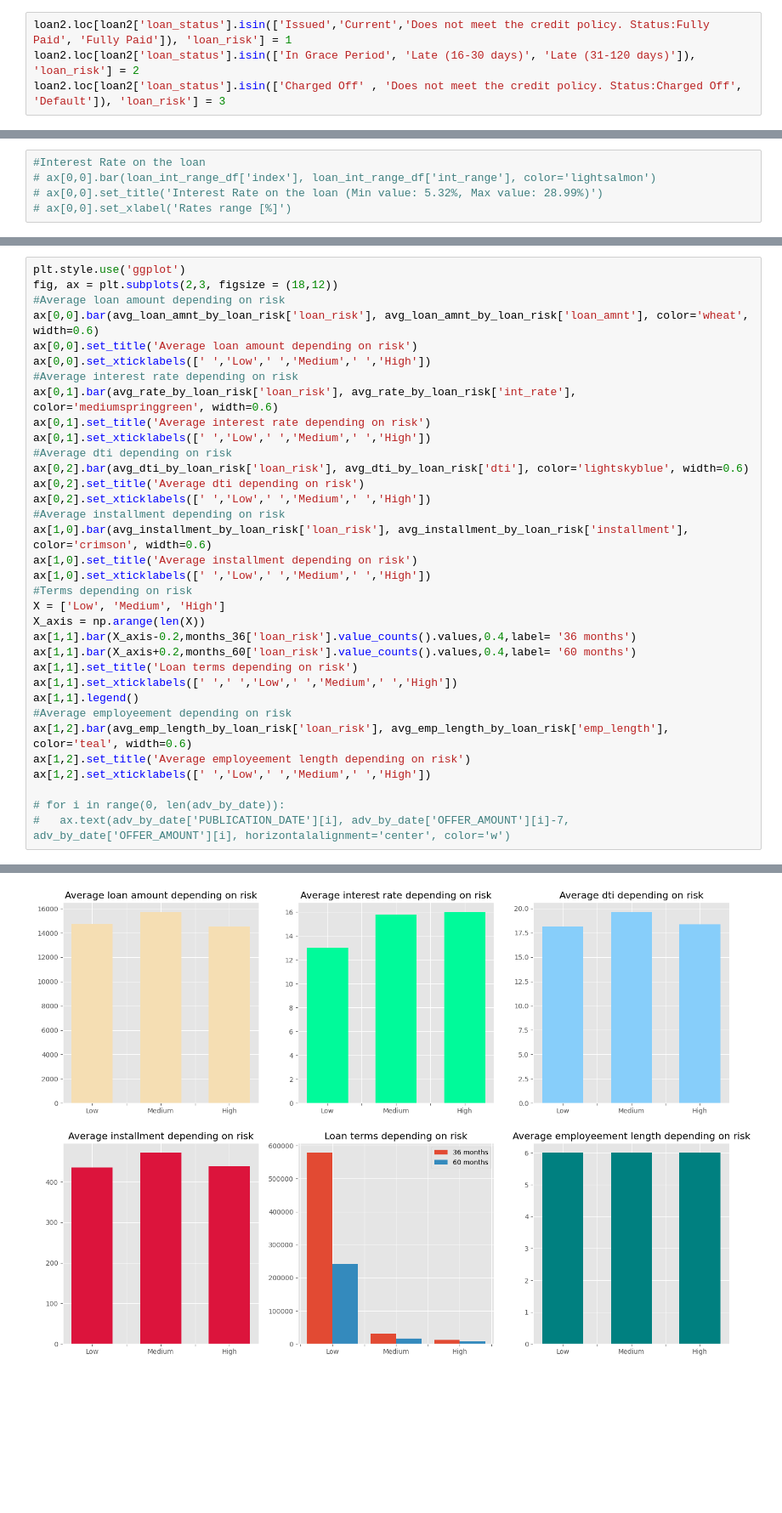
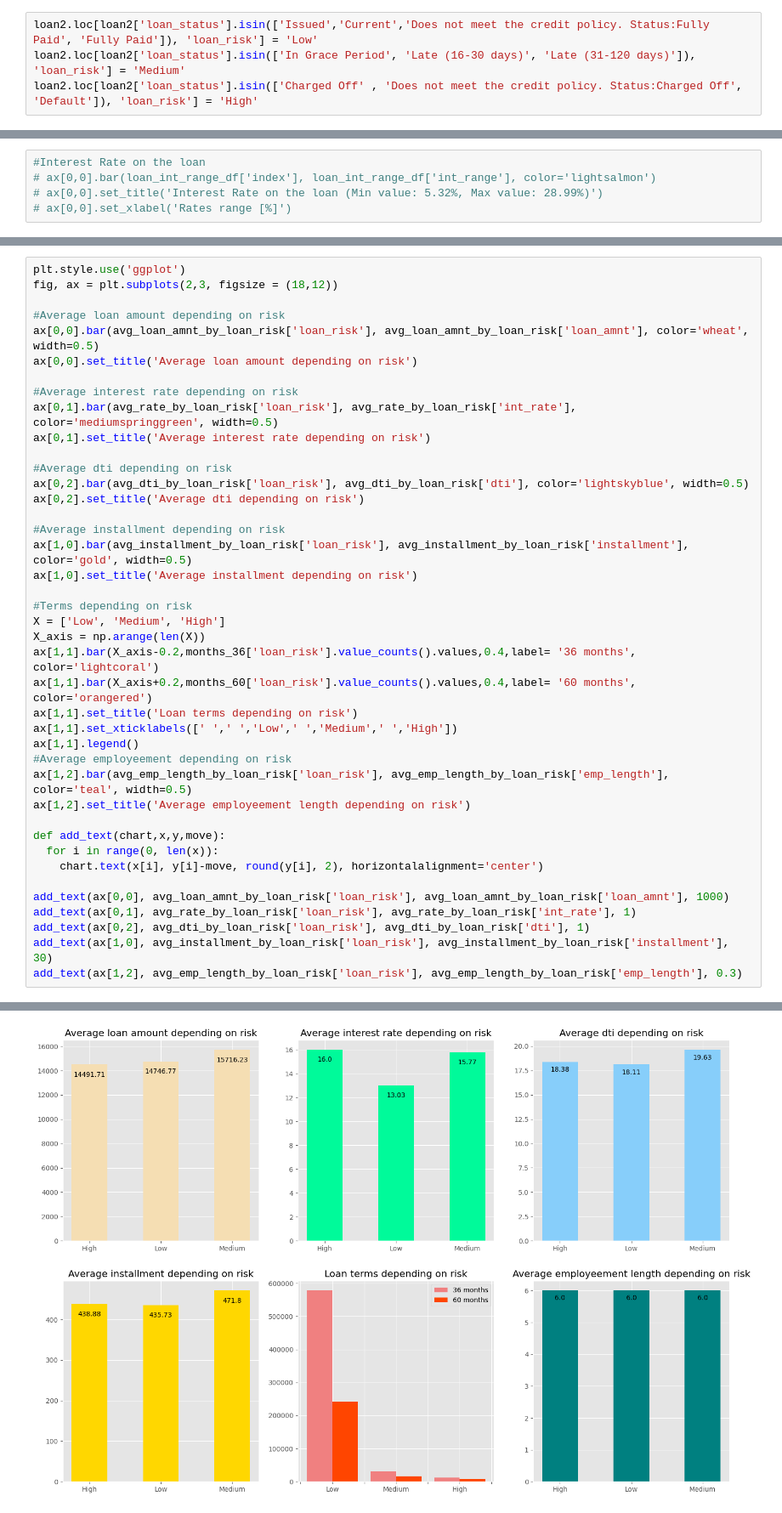
Before and after one commit to KamilShape/credit_risk_analysis, a Jupyter notebook: credit_risk_analysis.ipynb, the cells around one changed output, grey strips where cells are left out. Shown: that part at 85% size. Saved outputs shown, nothing was run; the diff lists cells and outputs as text; blank space fills up the shorter version.

Commit message:
add text on graphs

```diff
--- a/credit_risk_analysis.ipynb
+++ b/credit_risk_analysis.ipynb
@@ -95,7 +74,7 @@ loan2
 # %%
-loan2.loc[loan2['loan_status'].isin(['Issued','Current','Does not meet the credit policy. Status:Fully Paid', 'Fully Paid']), 'loan_risk'] = 1
-loan2.loc[loan2['loan_status'].isin(['In Grace Period', 'Late (16-30 days)', 'Late (31-120 days)']), 'loan_risk'] = 2
-loan2.loc[loan2['loan_status'].isin(['Charged Off' , 'Does not meet the credit policy. Status:Charged Off', 'Default']), 'loan_risk'] = 3
+loan2.loc[loan2['loan_status'].isin(['Issued','Current','Does not meet the credit policy. Status:Fully Paid', 'Fully Paid']), 'loan_risk'] = 'Low'
+loan2.loc[loan2['loan_status'].isin(['In Grace Period', 'Late (16-30 days)', 'Late (31-120 days)']), 'loan_risk'] = 'Medium'
+loan2.loc[loan2['loan_status'].isin(['Charged Off' , 'Does not meet the credit policy. Status:Charged Off', 'Default']), 'loan_risk'] = 'High'
 # %% [output]
 A value is trying to be set on a copy of a slice from a DataFrame.
 Try using .loc[row_indexer,col_indexer] = value instead
@@ -176,35 +135,42 @@ loan2['int_range'] = pd.cut(loan2['int_rate'], bins = [5,10.01,14.01,18.01,22.01
 # %%
 plt.style.use('ggplot')
 fig, ax = plt.subplots(2,3, figsize = (18,12))
+
 #Average loan amount depending on risk
-ax[0,0].bar(avg_loan_amnt_by_loan_risk['loan_risk'], avg_loan_amnt_by_loan_risk['loan_amnt'], color='wheat', width=0.6)
+ax[0,0].bar(avg_loan_amnt_by_loan_risk['loan_risk'], avg_loan_amnt_by_loan_risk['loan_amnt'], color='wheat', width=0.5)
 ax[0,0].set_title('Average loan amount depending on risk')
-ax[0,0].set_xticklabels([' ','Low',' ','Medium',' ','High'])
+
 #Average interest rate depending on risk
-ax[0,1].bar(avg_rate_by_loan_risk['loan_risk'], avg_rate_by_loan_risk['int_rate'], color='mediumspringgreen', width=0.6)
+ax[0,1].bar(avg_rate_by_loan_risk['loan_risk'], avg_rate_by_loan_risk['int_rate'], color='mediumspringgreen', width=0.5)
 ax[0,1].set_title('Average interest rate depending on risk')
-ax[0,1].set_xticklabels([' ','Low',' ','Medium',' ','High'])
+
 #Average dti depending on risk
-ax[0,2].bar(avg_dti_by_loan_risk['loan_risk'], avg_dti_by_loan_risk['dti'], color='lightskyblue', width=0.6)
+ax[0,2].bar(avg_dti_by_loan_risk['loan_risk'], avg_dti_by_loan_risk['dti'], color='lightskyblue', width=0.5)
 ax[0,2].set_title('Average dti depending on risk')
-ax[0,2].set_xticklabels([' ','Low',' ','Medium',' ','High'])
+
 #Average installment depending on risk
-ax[1,0].bar(avg_installment_by_loan_risk['loan_risk'], avg_installment_by_loan_risk['installment'], color='crimson', width=0.6)
+ax[1,0].bar(avg_installment_by_loan_risk['loan_risk'], avg_installment_by_loan_risk['installment'], color='gold', width=0.5)
 ax[1,0].set_title('Average installment depending on risk')
-ax[1,0].set_xticklabels([' ','Low',' ','Medium',' ','High'])
+
 #Terms depending on risk
 X = ['Low', 'Medium', 'High']
 X_axis = np.arange(len(X))
-ax[1,1].bar(X_axis-0.2,months_36['loan_risk'].value_counts().values,0.4,label= '36 months')
-ax[1,1].bar(X_axis+0.2,months_60['loan_risk'].value_counts().values,0.4,label= '60 months')
+ax[1,1].bar(X_axis-0.2,months_36['loan_risk'].value_counts().values,0.4,label= '36 months', color='lightcoral')
+ax[1,1].bar(X_axis+0.2,months_60['loan_risk'].value_counts().values,0.4,label= '60 months', color='orangered')
 ax[1,1].set_title('Loan terms depending on risk')
 ax[1,1].set_xticklabels([' ',' ','Low',' ','Medium',' ','High'])
 ax[1,1].legend()
 #Average employeement depending on risk
-ax[1,2].bar(avg_emp_length_by_loan_risk['loan_risk'], avg_emp_length_by_loan_risk['emp_length'], color='teal', width=0.6)
+ax[1,2].bar(avg_emp_length_by_loan_risk['loan_risk'], avg_emp_length_by_loan_risk['emp_length'], color='teal', width=0.5)
 ax[1,2].set_title('Average employeement length depending on risk')
-ax[1,2].set_xticklabels([' ','Low',' ','Medium',' ','High'])
 
-# for i in range(0, len(adv_by_date)):
-#   ax.text(adv_by_date['PUBLICATION_DATE'][i], adv_by_date['OFFER_AMOUNT'][i]-7, adv_by_date['OFFER_AMOUNT'][i], horizontalalignment='center', color='w')
+def add_text(chart,x,y,move):
+  for i in range(0, len(x)):
+    chart.text(x[i], y[i]-move, round(y[i], 2), horizontalalignment='center')
+
+add_text(ax[0,0], avg_loan_amnt_by_loan_risk['loan_risk'], avg_loan_amnt_by_loan_risk['loan_amnt'], 1000)
+add_text(ax[0,1], avg_rate_by_loan_risk['loan_risk'], avg_rate_by_loan_risk['int_rate'], 1)
+add_text(ax[0,2], avg_dti_by_loan_risk['loan_risk'], avg_dti_by_loan_risk['dti'], 1)
+add_text(ax[1,0], avg_installment_by_loan_risk['loan_risk'], avg_installment_by_loan_risk['installment'], 30)
+add_text(ax[1,2], avg_emp_length_by_loan_risk['loan_risk'], avg_emp_length_by_loan_risk['emp_length'], 0.3)
 # %% [output]
@@ -218 +177 @@ ax[1,2].set_xticklabels([' ','Low',' ','Medium',' ','High'])
-[figure, old version]
+[figure, new version]
```
Also changed, not shown: parts of 15 cells of this notebook.
